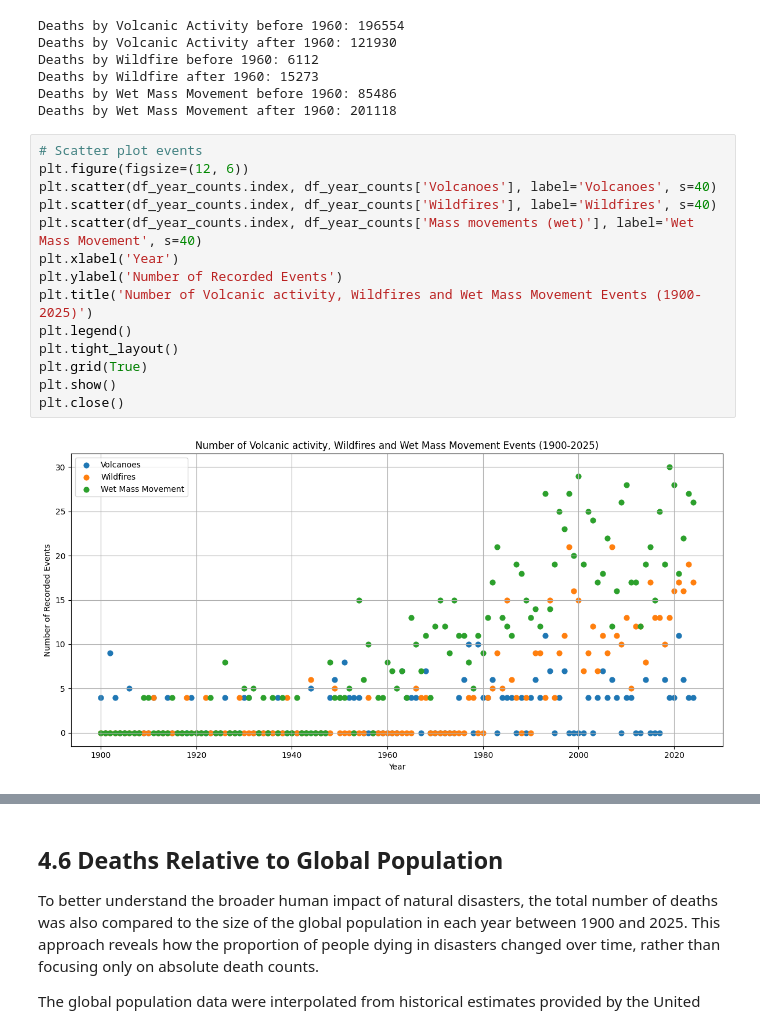
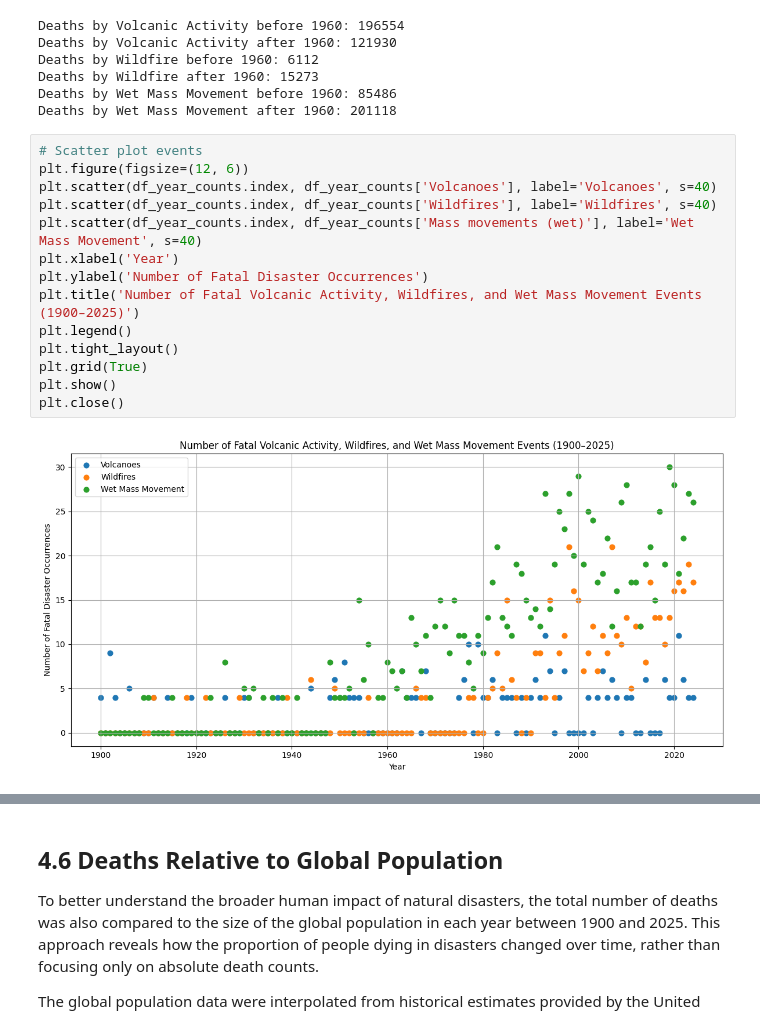
Before and after one commit to Maria-Kolouchova/natural-disasters-analysis, a Jupyter notebook: NaturalDisasterImpacts.ipynb, the cells around one changed output, grey strips where cells are left out. Drawn from its saved outputs; the diff is of its cells as text.

```diff
--- a/NaturalDisasterImpacts.ipynb
+++ b/NaturalDisasterImpacts.ipynb
@@ -463,17 +405,17 @@ Deaths by Wet Mass Movement after 1960: 201118
 # %%
 # Scatter plot events
 plt.figure(figsize=(12, 6))
 plt.scatter(df_year_counts.index, df_year_counts['Volcanoes'], label='Volcanoes', s=40)
 plt.scatter(df_year_counts.index, df_year_counts['Wildfires'], label='Wildfires', s=40)
 plt.scatter(df_year_counts.index, df_year_counts['Mass movements (wet)'], label='Wet Mass Movement', s=40)
 plt.xlabel('Year')
-plt.ylabel('Number of Recorded Events')
-plt.title('Number of Volcanic activity, Wildfires and Wet Mass Movement Events (1900-2025)')
+plt.ylabel('Number of Fatal Disaster Occurrences')
+plt.title('Number of Fatal Volcanic Activity, Wildfires, and Wet Mass Movement Events (1900–2025)')
 plt.legend()
 plt.tight_layout()
 plt.grid(True)
 plt.show()
 plt.close()
 # %% [output]
-[figure, old version]
+[figure, new version]
 # %% [markdown]
```
Also changed, not shown: parts of 22 cells of this notebook.
